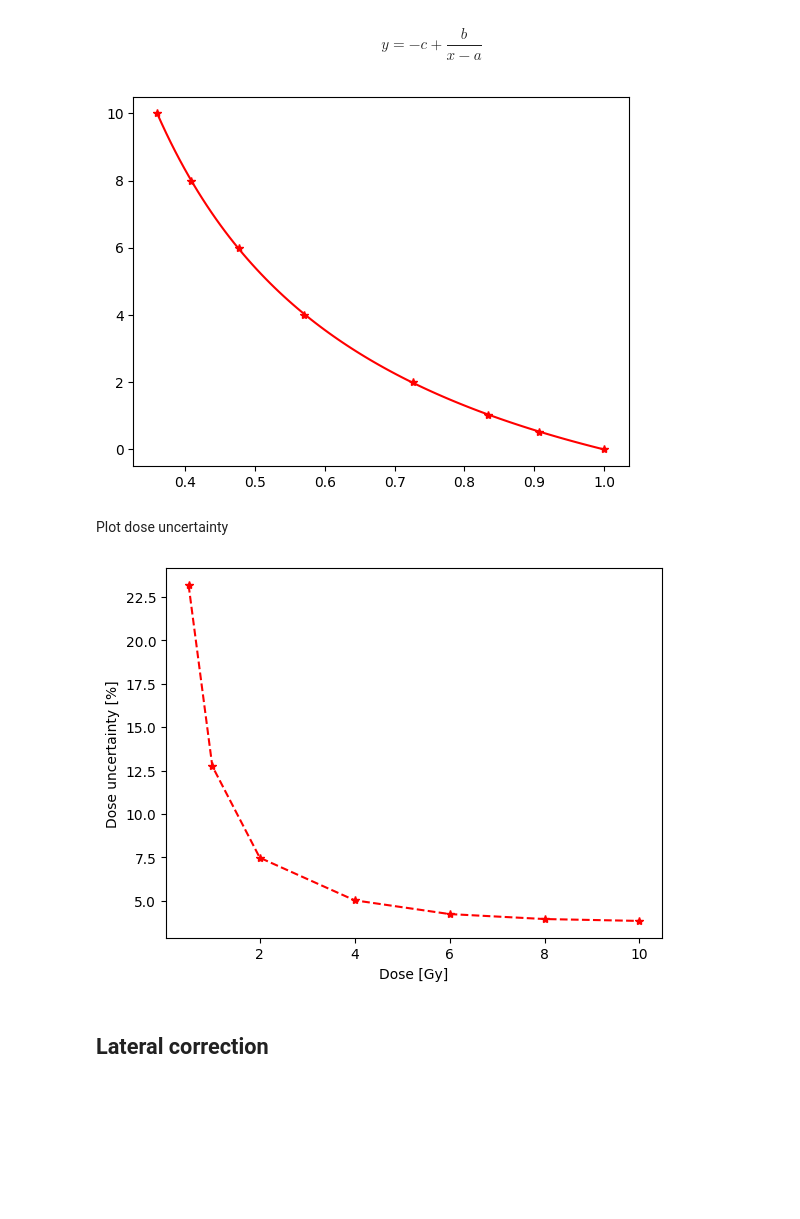
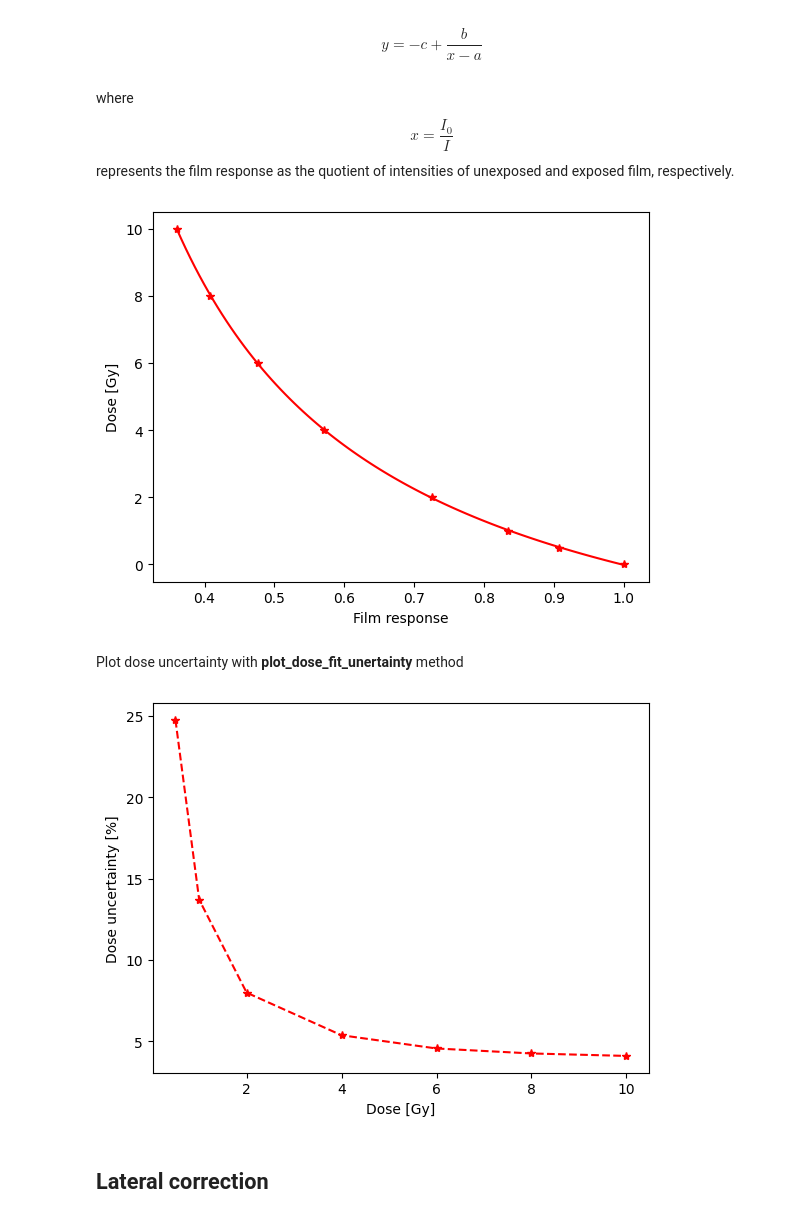
Before and after one commit to LuisOlivaresJ/Dosepy, a Jupyter notebook: docs/Jupyter_Book/film_dosimetry.ipynb, the cells around one changed output. Saved outputs shown, nothing was run; the diff lists cells and outputs as text; code cells hidden in the pictures; blank space fills up the shorter version.

```diff
--- a/docs/Jupyter_Book/film_dosimetry.ipynb
+++ b/docs/Jupyter_Book/film_dosimetry.ipynb
@@ -25,4 +28,4 @@ Handle the tiff file for film calibration
 # %%
-path_to_file = "/home/luis/Documents/cal.tif"
+path_to_file = "/home/luis/Dosepy/tests/unit/fixtures/CAL20241106_001.tif"
 
 cal_image = load(path_to_file)
@@ -80,16 +85,18 @@ cal.compute_central_lut(filter=3)
 Plot the calibration curve, using the red channel and a rational function
 # %% [markdown]
 $$ y = -c + \frac{b}{x-a} $$
+# %% [markdown]
+where $$ x = \frac{I_0}{I} $$ represents the film response as the quotient of intensities of unexposed and exposed film, respectively.
 # %%
-cal.plot_fit("rational", "red")
+cal.plot_fit(fit="rational", channel="red")
 # %% [output]
-[figure, old version]
+[figure, new version]
 # %% [markdown]
-Plot dose uncertainty
+Plot dose uncertainty with **plot_dose_fit_unertainty** method
 # %%
-cal.plot_dose_fit_uncertainty(fit_function="rational", channel = "red")
+cal.plot_dose_fit_uncertainty(fit="rational", channel = "red")
 # %% [output]
-[figure, old version]
+[figure, new version]
 # %% [markdown]
 ## Lateral correction
 # %% [markdown]
```
Also changed, not shown: parts of 36 cells of this notebook, 6 other files.
